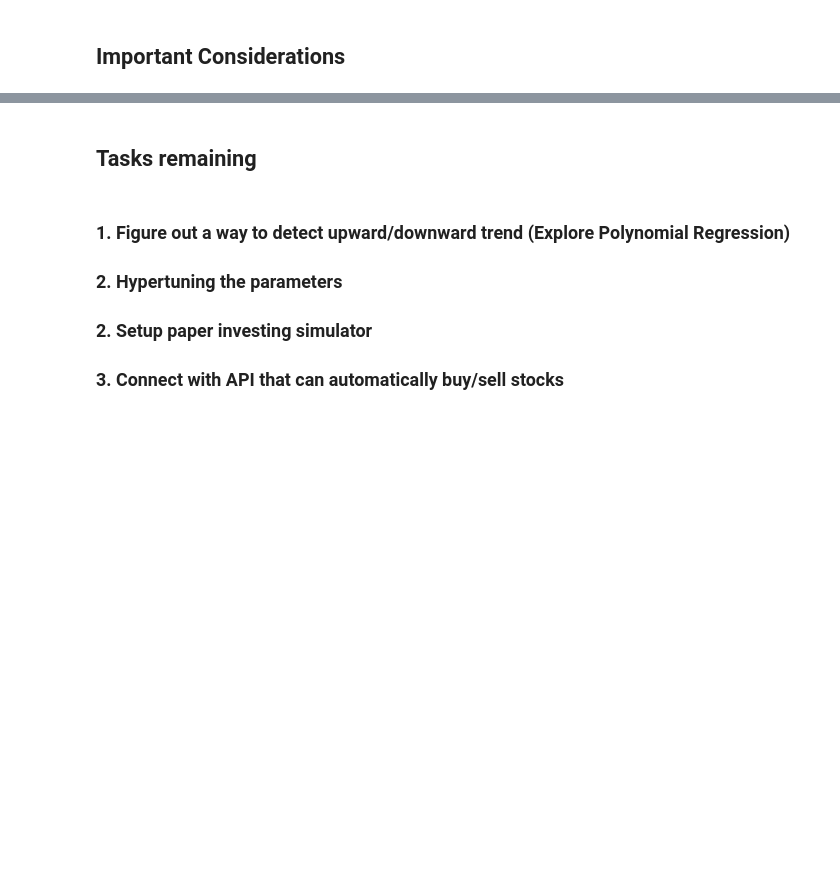
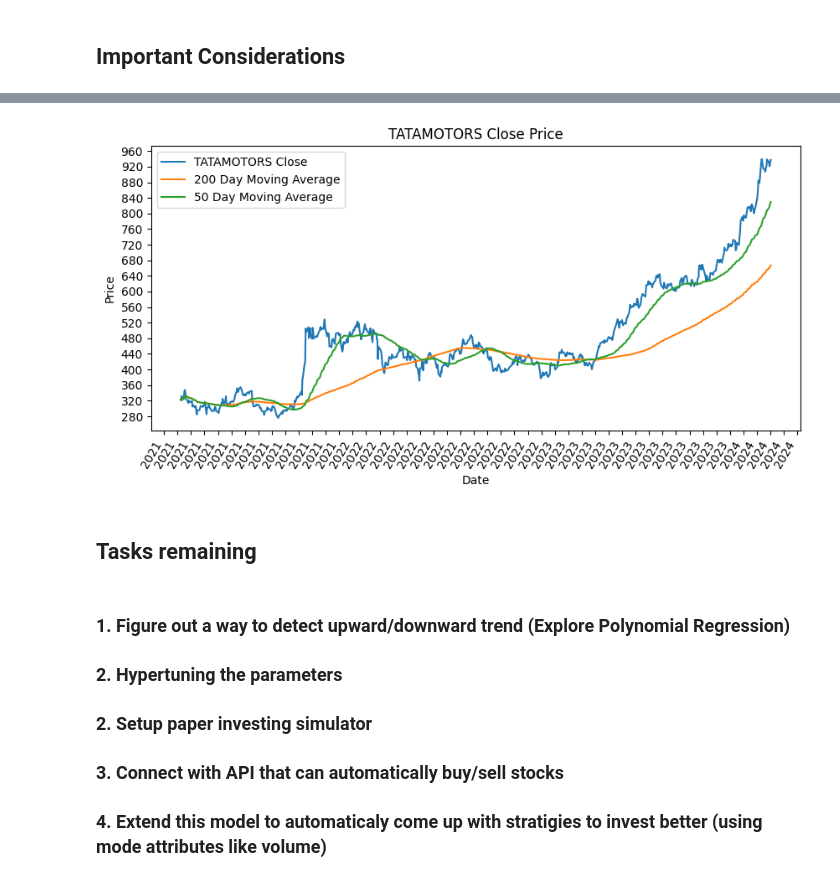
Before and after one commit to MadhavMalik/Investing-Model-Using-Moving-Average, a Jupyter notebook: Investing_Model.ipynb, the cells around one changed output, grey strips where cells are left out. Saved outputs shown, nothing was run; the diff lists cells and outputs as text; code cells hidden in the pictures; blank space fills up the shorter version.

```diff
--- a/Investing_Model.ipynb
+++ b/Investing_Model.ipynb
@@ -344,3 +347,21 @@ plt.show()
+# %%
+hist3 = hist
+n = 200
+m = 50
+moving_avg = calculate_moving_average(hist3,n)
+moving_avg_m = calculate_moving_average(hist3,m)
+hist3['Close'].plot(figsize=(10, 5), title='TATAMOTORS Close Price', ylabel="Price")
+plt.xticks(rotation=60)
+plt.gca().xaxis.set_major_locator(mtick.MaxNLocator(60))
+plt.gca().yaxis.set_major_locator(mtick.MaxNLocator(20))
+plt.plot(moving_avg)
+plt.plot(moving_avg_m)
+legend_n = str(n) + " Day Moving Average"
+legend_m = str(m) + " Day Moving Average"
+plt.legend(["TATAMOTORS Close", legend_n, legend_m])
+plt.show()
+# %% [output]
+[figure, added]
 # %% [markdown]
 ## Tasks remaining
 # %% [markdown]
@@ -352,3 +373,5 @@ plt.show()
 ### 2. Setup paper investing simulator
 
 ### 3. Connect with API that can automatically buy/sell stocks
+
+### 4. Extend this model to automaticaly come up with stratigies to invest better (using mode attributes like volume)
```
Also changed, not shown: parts of 14 cells of this notebook.
